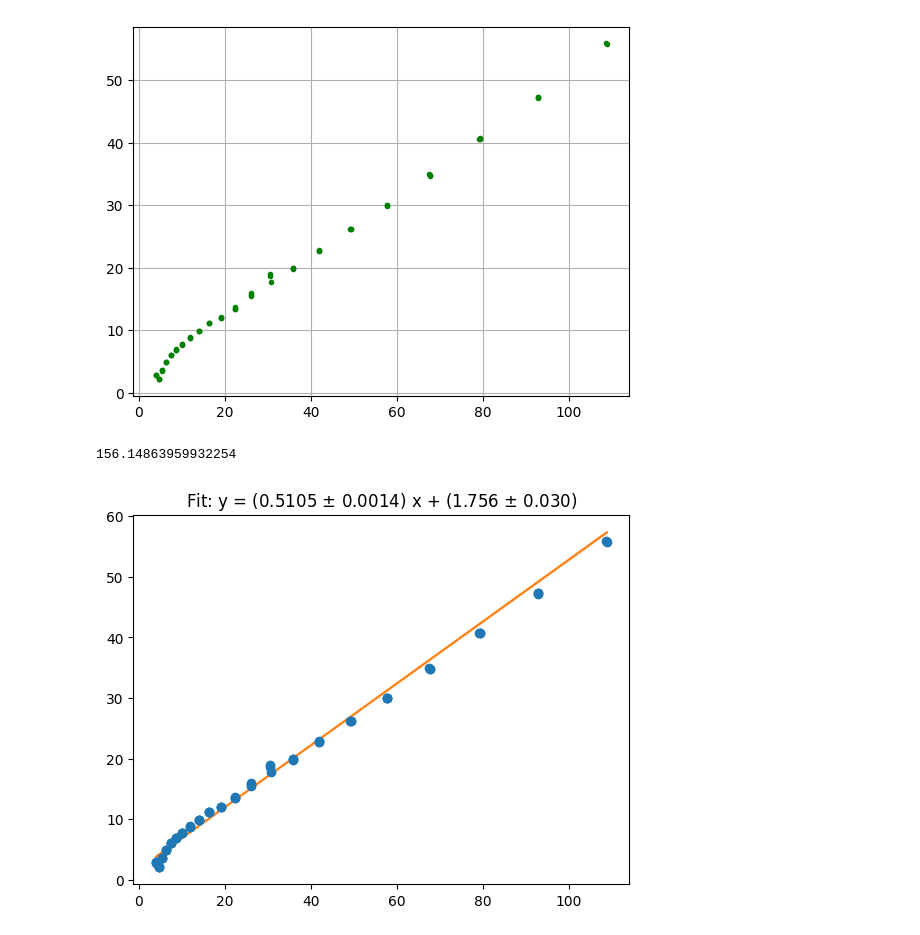
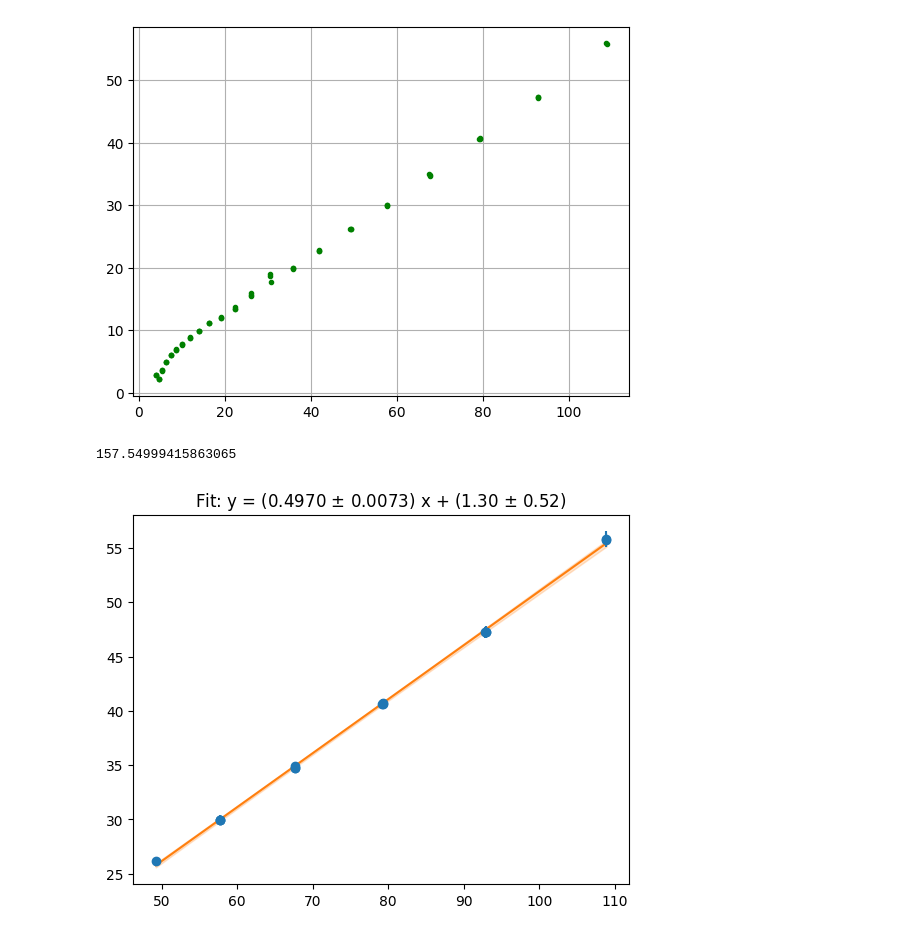
Before and after one commit to Gamal-on/YBCO, a Jupyter notebook: schottky_subs_analysis.ipynb, the cells around one changed output. Saved outputs shown, nothing was run; the diff lists cells and outputs as text; code cells hidden in the pictures.

```diff
--- a/schottky_subs_analysis.ipynb
+++ b/schottky_subs_analysis.ipynb
@@ -78,16 +77,16 @@ plt.show()
 # %%
 # Linear fit en mJ/K**2.mol
 
-ajustement = ft.linfitxy(squared_temperature[0:65], C_substracted_divT[0:65], 2*err_temperature[0:65]*temperature[0:65], err_C_divT[0:65],
+ajustement = ft.linfitxy(squared_temperature[50:65], C_substracted_divT[50:65], 2*err_temperature[50:65]*temperature[50:65], err_C_divT[50:65],
                          plot=True)
 
 beta = ajustement[0]*1e-3 # en mJ
 
 pi4 = np.pi**4
 temp_debye_cube = (12*r*pi4)/(5*beta)
 temp_debye = np.cbrt(temp_debye_cube)  # en K
 
 print(temp_debye)
 # %% [output]
-156.14863959932254
+157.54999415863065
-[figure, old version]
+[figure, new version]
```
Also changed, not shown: parts of 1 cell of this notebook, 1 other file.
